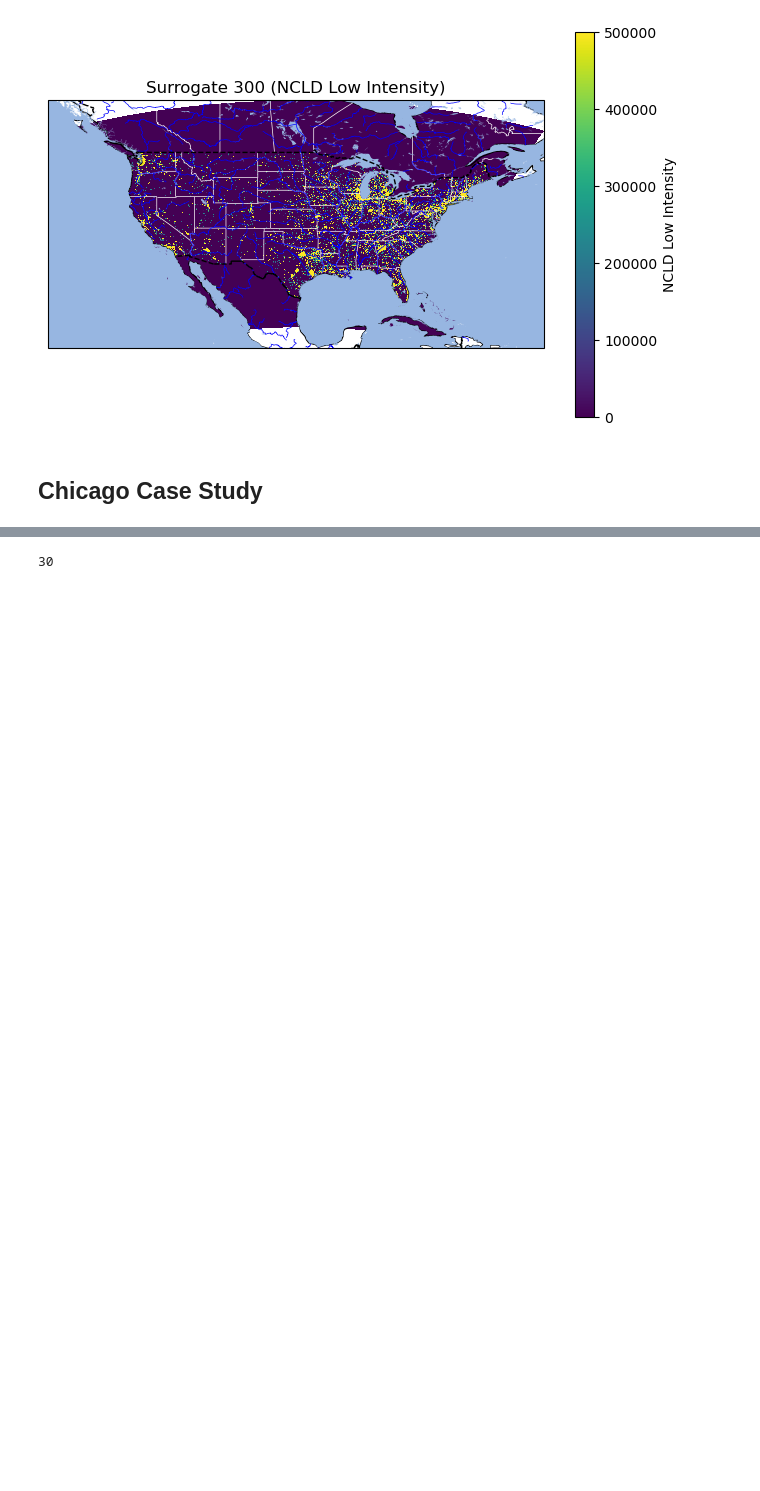
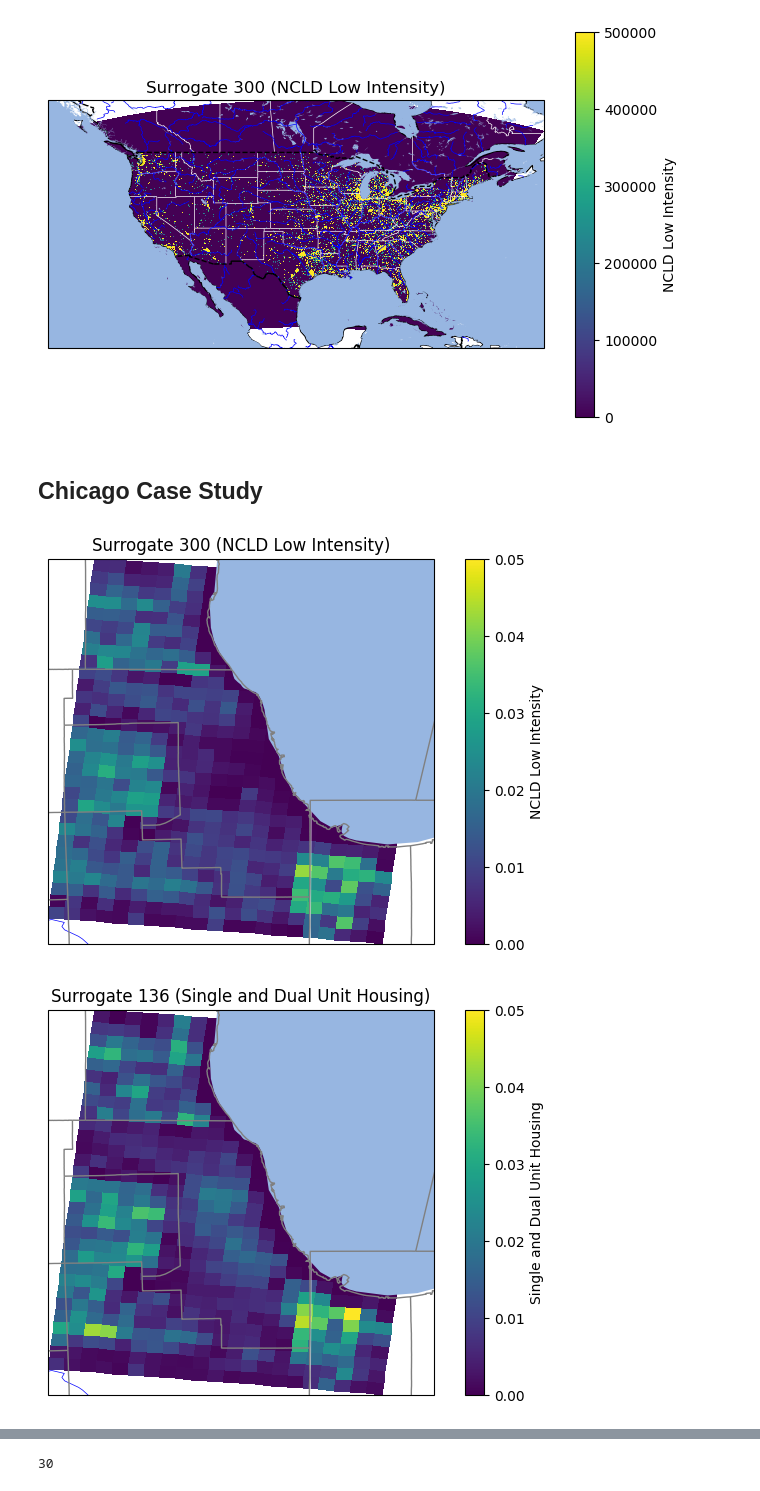
Before and after one commit to kyanshlipak/RWC, a Jupyter notebook: SMOKE_sensitivity_analyses/SurrogatePlots.ipynb, the cells around one changed output, grey strips where cells are left out. Drawn from its saved outputs; the diff is of its cells as text; code cells hidden in the pictures; blank space fills up the shorter version.

```diff
--- a/SMOKE_sensitivity_analyses/SurrogatePlots.ipynb
+++ b/SMOKE_sensitivity_analyses/SurrogatePlots.ipynb
@@ -315,30 +317,35 @@ def plot_all(coords = [[570,600],[865,886]]):
 
     plot(data = unit_housing_ndarray_surg,
          vs = [0,0.05],
          label = "Single and Dual Unit Housing",
          title = "Surrogate 136 (Single and Dual Unit Housing)",
          lon = lon_2020,
          lat = lat_2020,
          counties = True,
          bounds = [[coords[0][0]+171, coords[0][1]+171], [coords[1][0]+54, coords[1][1]+54]]
         )
 
     plot(data = detached_housing_ndarray_surg,
          vs = [0,0.05],
          label = "Detached Housing",
          title = "Surrogate 135 (Detached Housing)",
          lon = lon_2020,
          lat = lat_2020,
          counties = True,
          bounds =  [[coords[0][0]+171, coords[0][1]+171], [coords[1][0]+54, coords[1][1]+54]]
     )
 
     plot(data = population_ndarray_surg,
          vs = [0,0.05],
          label = "Population",
          title = "Surrogate 100 (Population)",
          lon = lon_2016,
          lat = lat_2016,
          counties = True,
          bounds = coords
     )
+
+plot_all()
+# %% [output]
+[figure, added]
+[figure, added]
```
Also changed, not shown: parts of 8 cells of this notebook.
